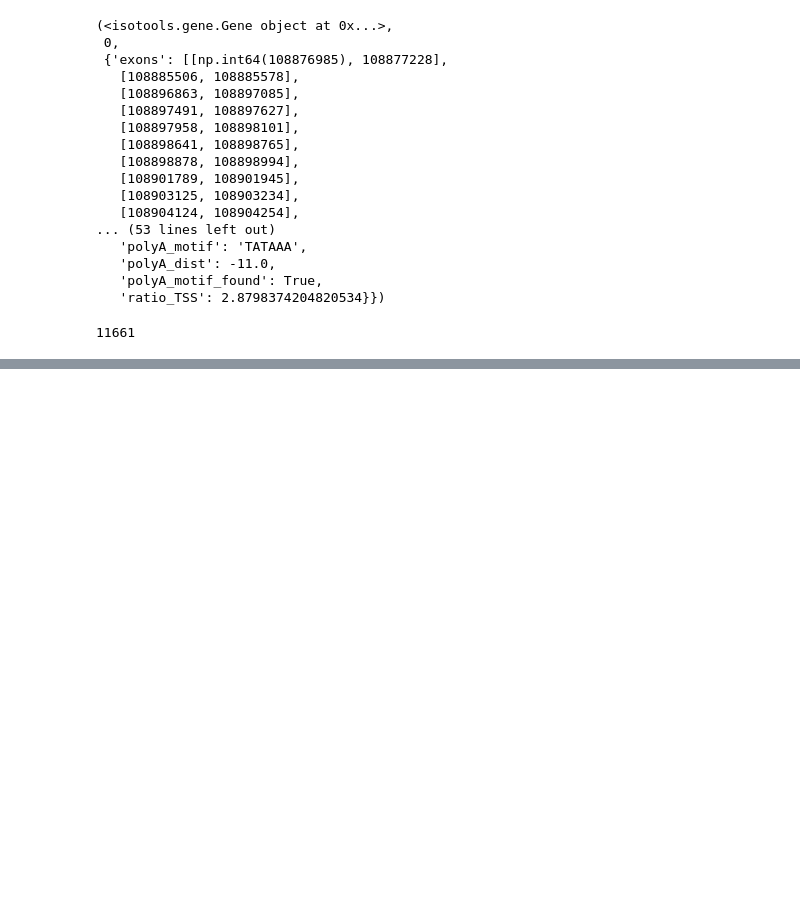
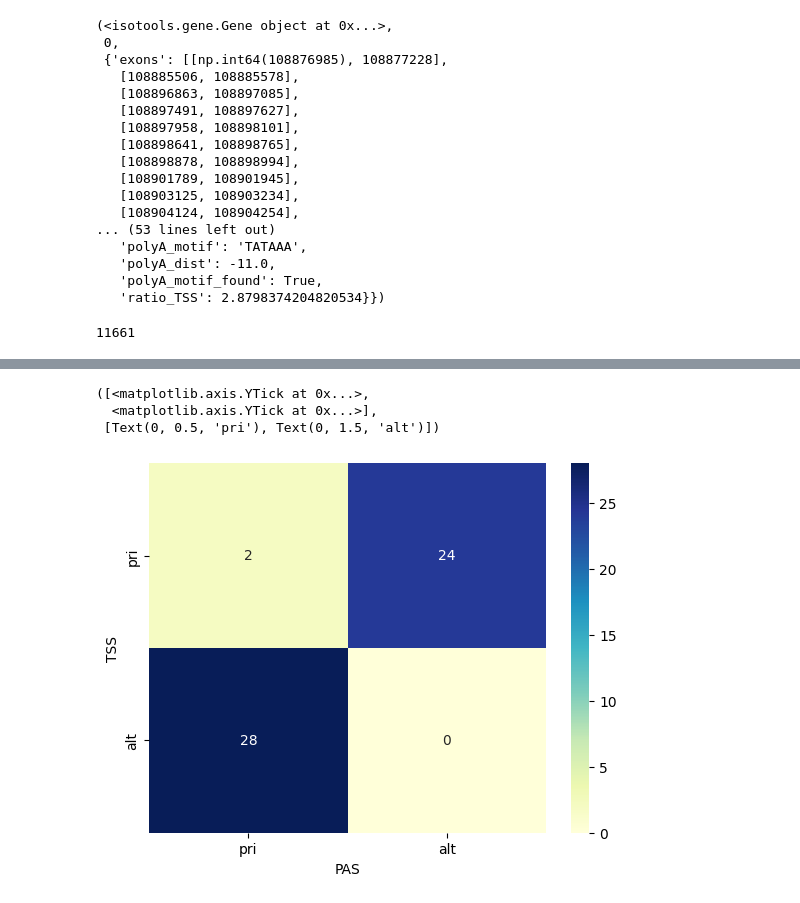
Before and after one commit to IceFreez3r/master-thesis, a Jupyter notebook: notebooks/IsoTools_coordination.ipynb, the cells around one changed output, grey strips where cells are left out. Saved outputs shown, nothing was run; the diff lists cells and outputs as text; code cells hidden in the pictures; blank space fills up the shorter version.

```diff
--- a/notebooks/IsoTools_coordination.ipynb
+++ b/notebooks/IsoTools_coordination.ipynb
@@ -106,0 +111,17 @@ coordination_results
+# %%
+# Display a contingency table for a specific event
+first_event = coordination_results_sig.iloc[1]
+# priA_priB	priA_altB	altA_priB	altA_altB
+con_tab = [[first_event["priA_priB"], first_event["priA_altB"]], [first_event["altA_priB"], first_event["altA_altB"]]]
+sns.heatmap(con_tab, annot=True, fmt="d", cmap="YlGnBu")
+# Axis labels
+plt.ylabel("TSS")
+plt.xlabel("PAS")
+# ticks
+plt.xticks([0.5, 1.5], ["pri", "alt"])
+plt.yticks([0.5, 1.5], ["pri", "alt"])
+# %% [output]
+([<matplotlib.axis.YTick at 0x...>,
+  <matplotlib.axis.YTick at 0x...>],
+ [Text(0, 0.5, 'pri'), Text(0, 1.5, 'alt')])
+[figure, added]
```
Also changed, not shown: parts of 6 cells of this notebook.
